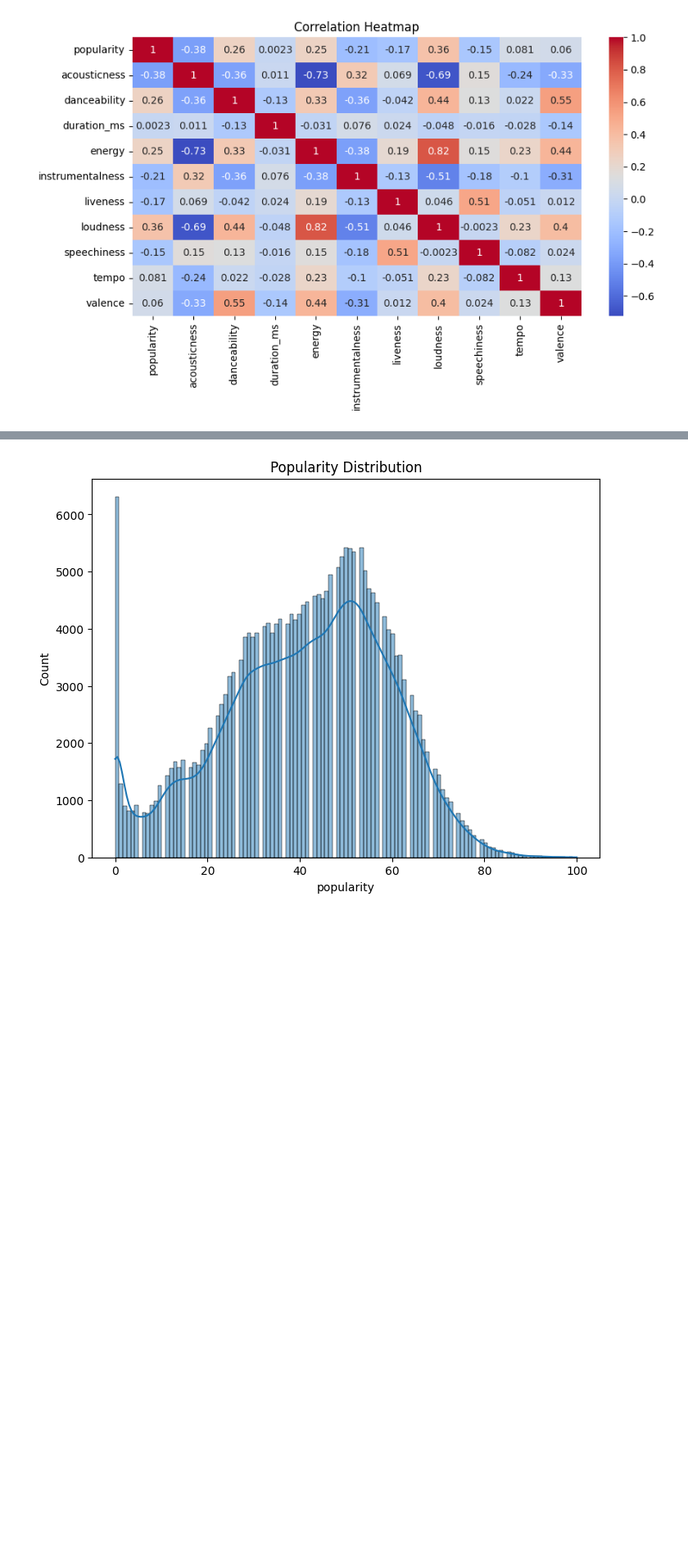
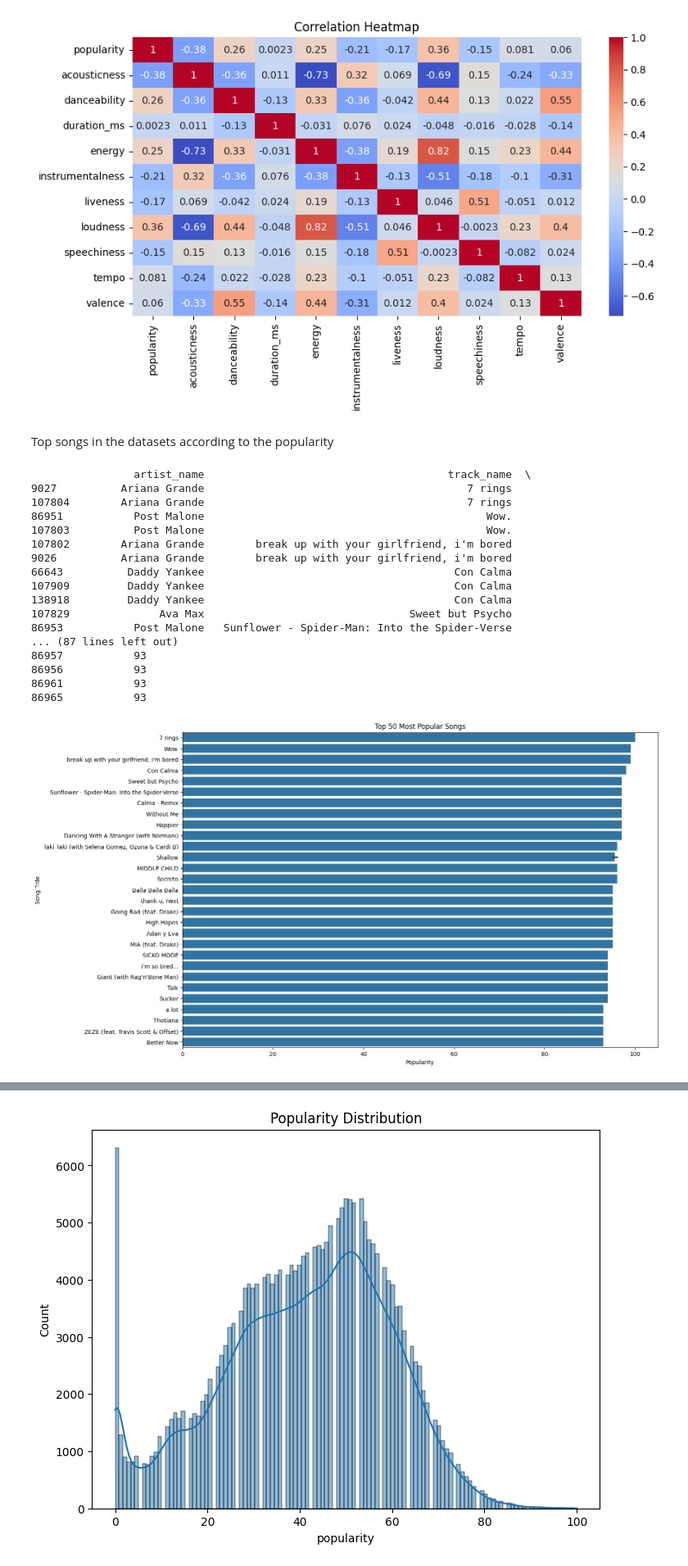
Before and after one commit to varuchi09/Music-popularity-prediction, a Jupyter notebook: proto_mynk.ipynb, the cells around one changed output, grey strips where cells are left out. Shown: that part at 82% size. Saved outputs shown, nothing was run; the diff lists cells and outputs as text; code cells hidden in the pictures; blank space fills up the shorter version.

Commit message:
top songs chart added in the proto

```diff
--- a/proto_mynk.ipynb
+++ b/proto_mynk.ipynb
@@ -103,4 +106,35 @@ plt.title('Correlation Heatmap') # Visualizing correlations between numerical fe
 plt.show()
 # %% [output]
 [figure]
+# %% [markdown]
+Top songs in the datasets according to the popularity
+# %%
+top_popular_songs = df[['artist_name', 'track_name', 'popularity']].sort_values(by='popularity', ascending=False).head(50)
+print(top_popular_songs)
+
+plt.figure(figsize=(15, 10))
+sns.barplot(data=top_popular_songs, x='popularity', y='track_name')
+plt.title('Top 50 Most Popular Songs')
+plt.xlabel('Popularity')
+plt.ylabel('Song Title')
+plt.show()
+# %% [output]
+                artist_name                                      track_name  \
+9027          Ariana Grande                                         7 rings
+107804        Ariana Grande                                         7 rings
+86951           Post Malone                                            Wow.
+107803          Post Malone                                            Wow.
+107802        Ariana Grande        break up with your girlfriend, i'm bored
+9026          Ariana Grande        break up with your girlfriend, i'm bored
+66643          Daddy Yankee                                       Con Calma
+107909         Daddy Yankee                                       Con Calma
+138918         Daddy Yankee                                       Con Calma
+107829              Ava Max                                Sweet but Psycho
+86953           Post Malone   Sunflower - Spider-Man: Into the Spider-Verse
+... (87 lines left out)
+86957           93
+86956           93
+86961           93
+86965           93
+[figure, added]
 # %% [markdown]
```
Also changed, not shown: parts of 4 cells of this notebook.
